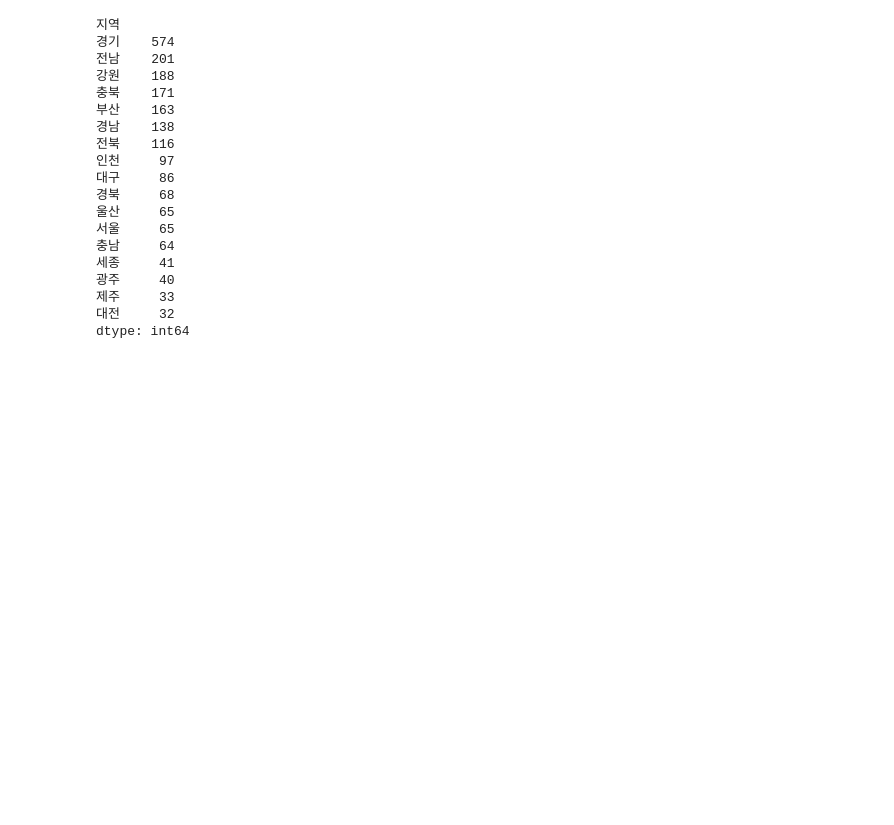
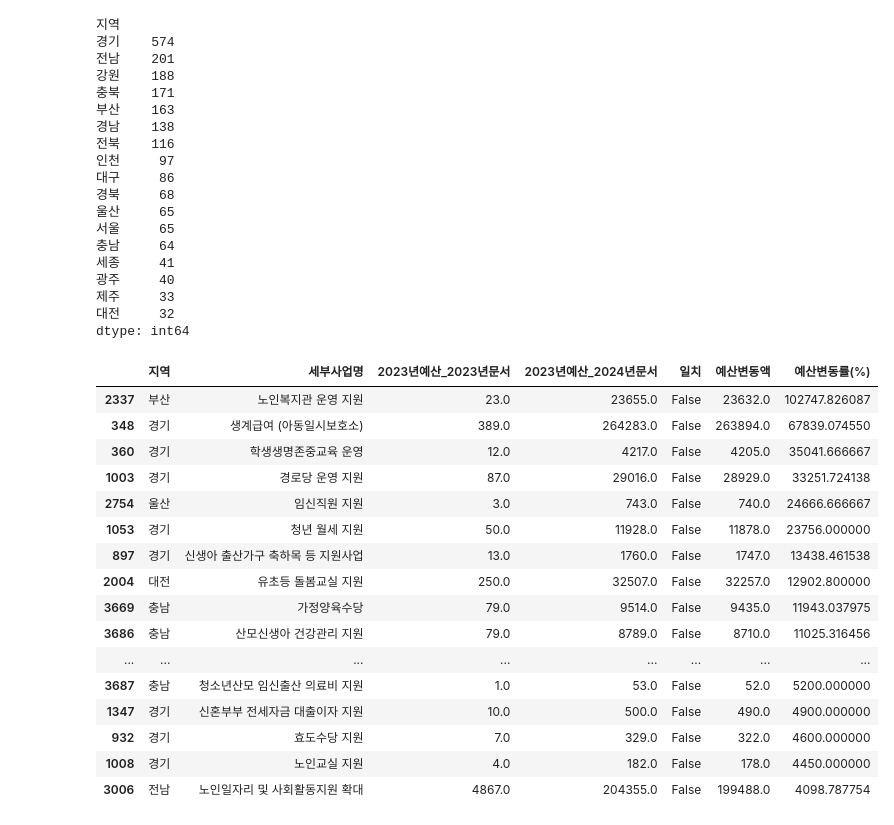
Before and after one commit to JungYeoni/yumocha, a Jupyter notebook: notebooks/20260716_EDA_2023_전국_시도분리정제.ipynb, the cells around one changed output. Saved outputs shown, nothing was run; the diff lists cells and outputs as text; code cells hidden in the pictures; blank space fills up the shorter version.

```diff
--- a/notebooks/20260716_EDA_2023_전국_시도분리정제.ipynb
+++ b/notebooks/20260716_EDA_2023_전국_시도분리정제.ipynb
@@ -1363,3 +1363,31 @@ display(all_comparison[~all_comparison["일치"]].groupby("지역").size().sort_
 제주     33
 대전     32
 dtype: int64
+# %%
+all_comparison["예산변동액"] = (
+    all_comparison["2023년예산_2024년문서"] - all_comparison["2023년예산_2023년문서"]
+)
+
+all_comparison["예산변동률(%)"] = (
+    all_comparison["예산변동액"] / all_comparison["2023년예산_2023년문서"].replace(0, np.nan) * 100
+)
+
+display(all_comparison.sort_values("예산변동률(%)", key=abs, ascending=False).head(20))
+# %% [output]
+|  | 지역 | 세부사업명 | 2023년예산_2023년문서 | 2023년예산_2024년문서 | 일치 | 예산변동액 | 예산변동률(%) |
+| 2337 | 부산 | 노인복지관 운영 지원 | 23.0 | 23655.0 | False | 23632.0 | 102747.826087 |
+| 348 | 경기 | 생계급여 (아동일시보호소) | 389.0 | 264283.0 | False | 263894.0 | 67839.074550 |
+| 360 | 경기 | 학생생명존중교육 운영 | 12.0 | 4217.0 | False | 4205.0 | 35041.666667 |
+| 1003 | 경기 | 경로당 운영 지원 | 87.0 | 29016.0 | False | 28929.0 | 33251.724138 |
+| 2754 | 울산 | 임신직원 지원 | 3.0 | 743.0 | False | 740.0 | 24666.666667 |
+| 1053 | 경기 | 청년 월세 지원 | 50.0 | 11928.0 | False | 11878.0 | 23756.000000 |
+| 897 | 경기 | 신생아 출산가구 축하목 등 지원사업 | 13.0 | 1760.0 | False | 1747.0 | 13438.461538 |
+| 2004 | 대전 | 유초등 돌봄교실 지원 | 250.0 | 32507.0 | False | 32257.0 | 12902.800000 |
+| 3669 | 충남 | 가정양육수당 | 79.0 | 9514.0 | False | 9435.0 | 11943.037975 |
+| 3686 | 충남 | 산모신생아 건강관리 지원 | 79.0 | 8789.0 | False | 8710.0 | 11025.316456 |
+| ... | ... | ... | ... | ... | ... | ... | ... |
+| 3687 | 충남 | 청소년산모 임신출산 의료비 지원 | 1.0 | 53.0 | False | 52.0 | 5200.000000 |
+| 1347 | 경기 | 신혼부부 전세자금 대출이자 지원 | 10.0 | 500.0 | False | 490.0 | 4900.000000 |
+| 932 | 경기 | 효도수당 지원 | 7.0 | 329.0 | False | 322.0 | 4600.000000 |
+| 1008 | 경기 | 노인교실 지원 | 4.0 | 182.0 | False | 178.0 | 4450.000000 |
+| 3006 | 전남 | 노인일자리 및 사회활동지원 확대 | 4867.0 | 204355.0 | False | 199488.0 | 4098.787754 |
```
Also changed, not shown: parts of 10 cells of this notebook.
